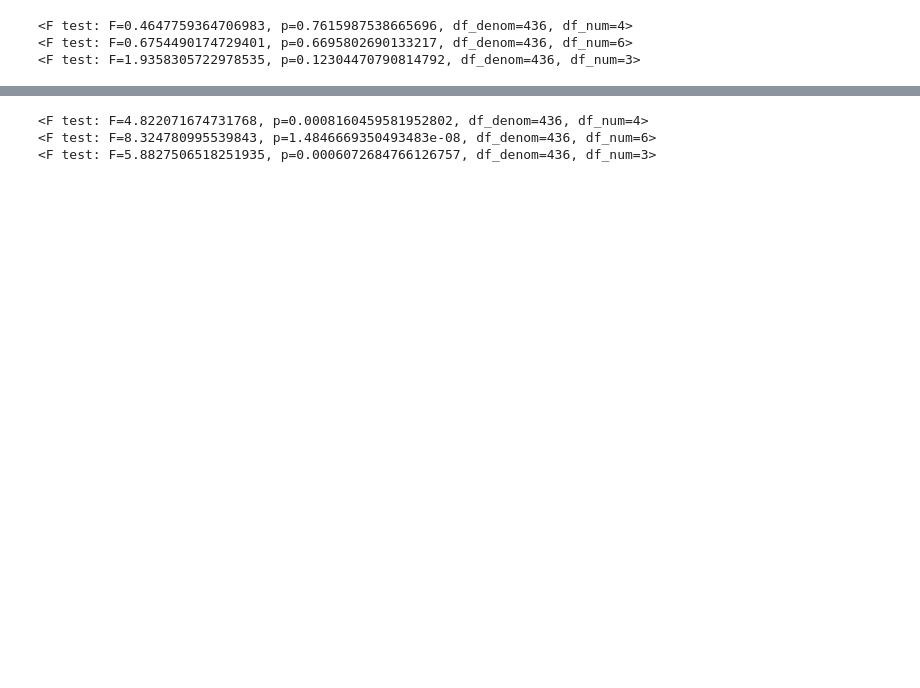
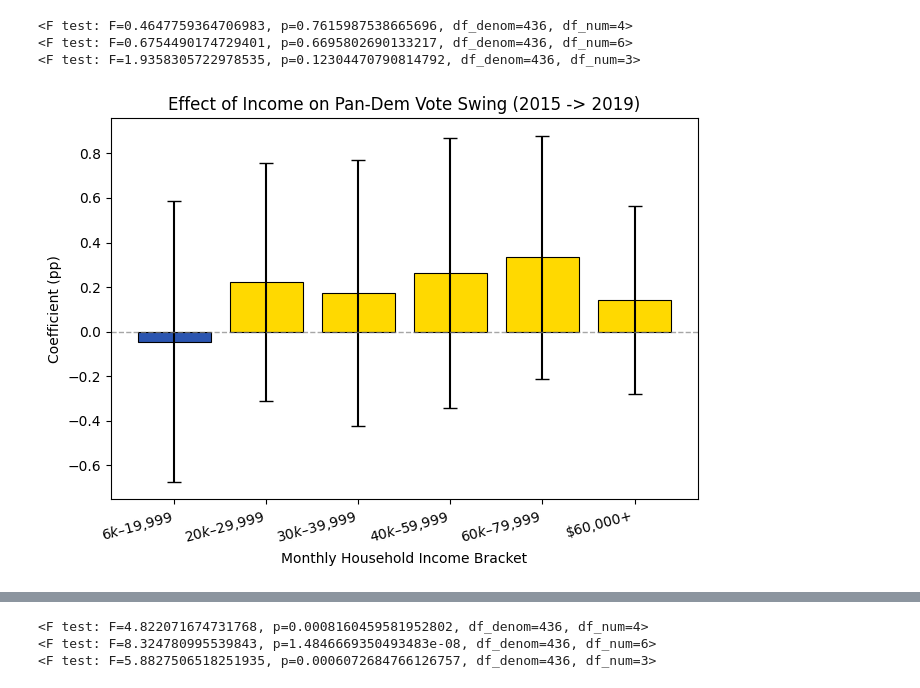
Before and after one commit to Hotstopper/hk_election, a Jupyter notebook: regression.ipynb, the cells around one changed output, grey strips where cells are left out. Saved outputs shown, nothing was run; the diff lists cells and outputs as text; code cells hidden in the pictures; blank space fills up the shorter version.

Commit message:
Figures

```diff
--- a/regression.ipynb
+++ b/regression.ipynb
@@ -102,3 +140,26 @@ print(res.f_test("KL = 0, NT Urban = 0, NT Rural = 0"))
 <F test: F=0.4647759364706983, p=0.7615987538665696, df_denom=436, df_num=4>
 <F test: F=0.6754490174729401, p=0.6695802690133217, df_denom=436, df_num=6>
 <F test: F=1.9358305722978535, p=0.12304470790814792, df_denom=436, df_num=3>
+# %%
+income_vars = [
+    "p_I6000-9999","p_I10000-19999","p_I20000-29999",
+    "p_I30000-39999","p_I40000-59999","p_I>60000"
+]
+df_inc = coef_se(res, income_vars)
+# optional: relabel nicer tick text
+nice = {
+    "p_I6000-9999":"$6k–$19,999","p_I10000-19999":"$20k–$29,999",
+    "p_I20000-29999":"$30k–$39,999","p_I30000-39999":"$40k–$59,999",
+    "p_I40000-59999":"$60k–$79,999","p_I>60000":"$60,000+"
+}
+df_inc["var"] = df_inc["var"].map(nice).fillna(df_inc["var"])
+
+plot_group(
+    df_inc,
+    title="Effect of Income on Pan-Dem Vote Swing (2015 -> 2019)",
+    xlabel="Monthly Household Income Bracket",
+    outfile="fig_income_swing.png",
+    y0=0.0  # difference from baseline implied by other included shares
+)
+# %% [output]
+[figure, added]
```
Also changed, not shown: parts of 9 cells of this notebook, 6 other files.
